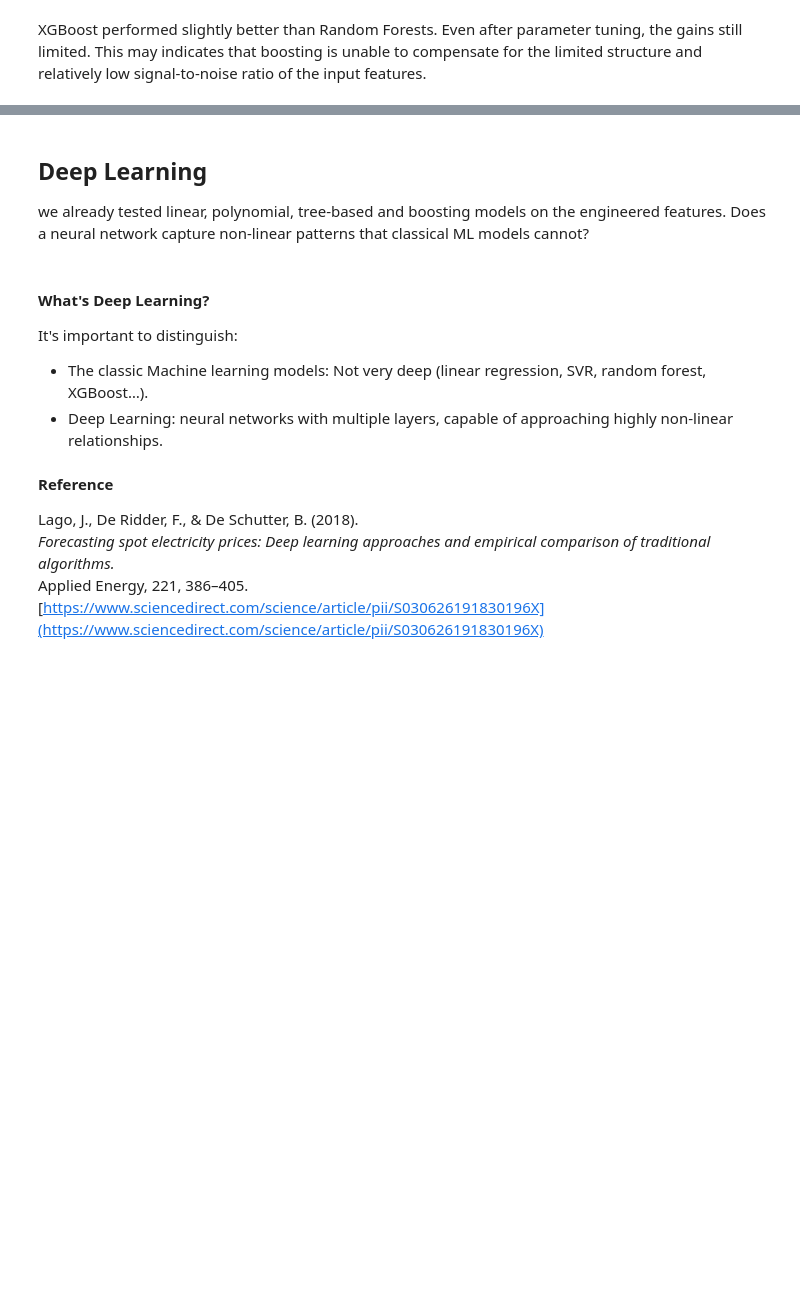
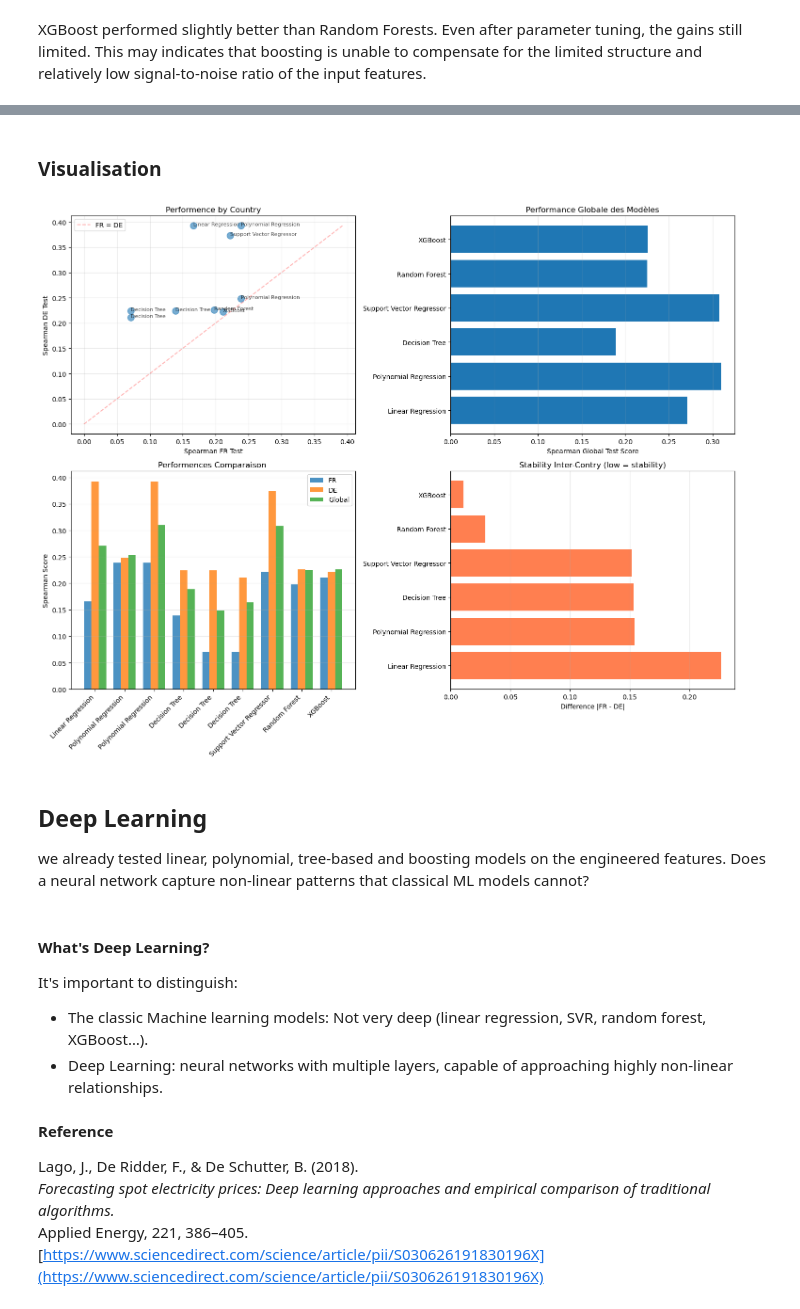
Before and after one commit to margauxgirona/project-ML, a Jupyter notebook: Feature_engineering.ipynb, the cells around one changed output, grey strips where cells are left out. Saved outputs shown, nothing was run; the diff lists cells and outputs as text; code cells hidden in the pictures; blank space fills up the shorter version.

Commit message:
ajout de l'analyse biais variance

```diff
--- a/Feature_engineering.ipynb
+++ b/Feature_engineering.ipynb
@@ -322,8 +322,10 @@ def pipeline_all(
     "model_fr" : fr_model,
     "model_de" : de_model,
     "cv_mode": mode_label,
-    "fr_cv": (fr_mean, fr_std),
-    "de_cv": (de_mean, de_std),
+    "fr_cv_mean": fr_mean,
+    "fr_cv_std": fr_std,
+    "de_cv_mean": de_mean,
+    "de_cv_std": de_std,
     "spearman_fr_test": fr_test_score,
     "spearman_de_test": de_test_score,
     "spearman_global_test": spearman_global,
@@ -342,6 +344,10 @@ allowed_cols = [
     "spearman_de_test",
     "MSE",
     "cv_mode",
+    "fr_cv_mean",
+    "fr_cv_std",
+    "de_cv_mean",
+    "de_cv_std",
     "features_engineering",
     "standardisation"
 ]
@@ -351,6 +357,12 @@ df_results = pd.DataFrame(columns=allowed_cols)
 def display(results):
     for key, value in results.items():
         print(key, ":", value)
+
+# Extraire les métriques CV des tuples
+df_results['fr_cv_mean'] = df_results['model_fr'].apply(lambda x: None)
+df_results['fr_cv_std'] = df_results['model_fr'].apply(lambda x: None)
+df_results['de_cv_mean'] = df_results['model_fr'].apply(lambda x: None)
+df_results['de_cv_std'] = df_results['model_fr'].apply(lambda x: None)
 # %% [markdown]
 ### Basic Model
 
@@ -701,3 +772,56 @@ XGBoost performed slightly better than Random Forests. Even after parameter tuni
+# %% [markdown]
+### Visualisation
+# %%
+fig, axes = plt.subplots(2, 2, figsize=(15, 12))
+
+axes[0, 0].scatter(df_bias_variance["spearman_fr_test"],
+                   df_bias_variance["spearman_de_test"],
+                   s=100, alpha=0.6)
+for i, model in enumerate(df_bias_variance["Model"]):
+    axes[0, 0].annotate(model,
+                       (df_bias_variance.iloc[i]["spearman_fr_test"],
+                        df_bias_variance.iloc[i]["spearman_de_test"]),
+                       fontsize=8, alpha=0.7)
+
+max_val = max(df_bias_variance["spearman_fr_test"].max(),
+              df_bias_variance["spearman_de_test"].max())
+axes[0, 0].plot([0, max_val], [0, max_val], 'r--', alpha=0.3, label='FR = DE')
+axes[0, 0].set_xlabel("Spearman FR Test")
+axes[0, 0].set_ylabel("Spearman DE Test")
+axes[0, 0].set_title("Performence by Country")
+axes[0, 0].legend()
+axes[0, 0].grid(True, alpha=0.3)
+
+
+axes[0, 1].barh(df_bias_variance["Model"], df_bias_variance["spearman_global_test"])
+axes[0, 1].set_xlabel("Spearman Global Test Score")
+axes[0, 1].set_title("Performance Globale des Modèles")
+axes[0, 1].grid(True, alpha=0.3, axis='x')
+
+
+x = np.arange(len(df_bias_variance))
+width = 0.25
+axes[1, 0].bar(x - width, df_bias_variance["spearman_fr_test"], width, label='FR', alpha=0.8)
+axes[1, 0].bar(x, df_bias_variance["spearman_de_test"], width, label='DE', alpha=0.8)
+axes[1, 0].bar(x + width, df_bias_variance["spearman_global_test"], width, label='Global', alpha=0.8)
+axes[1, 0].set_xticks(x)
+axes[1, 0].set_xticklabels(df_bias_variance["Model"], rotation=45, ha='right')
+axes[1, 0].set_ylabel("Spearman Score")
+axes[1, 0].set_title("Performences Comparaison ")
+axes[1, 0].legend()
+axes[1, 0].grid(True, alpha=0.3, axis='y')
+
+
+stability = abs(df_bias_variance["spearman_fr_test"] - df_bias_variance["spearman_de_test"])
+axes[1, 1].barh(df_bias_variance["Model"], stability, color='coral')
+axes[1, 1].set_xlabel("Difference |FR - DE|")
+axes[1, 1].set_title("Stability Inter-Contry (low = stability)")
+axes[1, 1].grid(True, alpha=0.3, axis='x')
+
+plt.tight_layout()
+plt.show()
+# %% [output]
+[figure, added]
 # %% [markdown]
 ## Deep Learning
 
```
Also changed, not shown: parts of 18 cells of this notebook.
